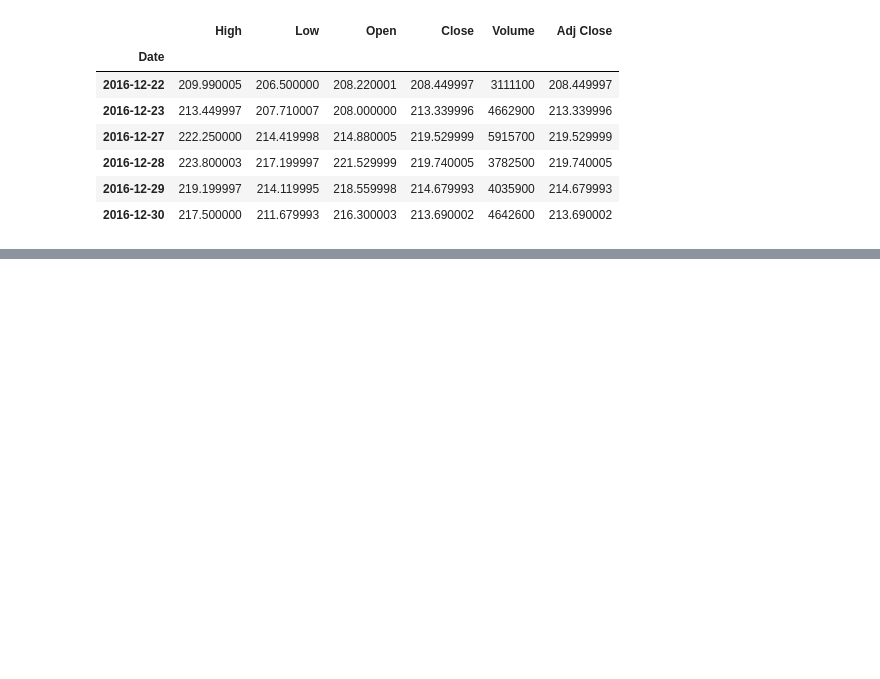
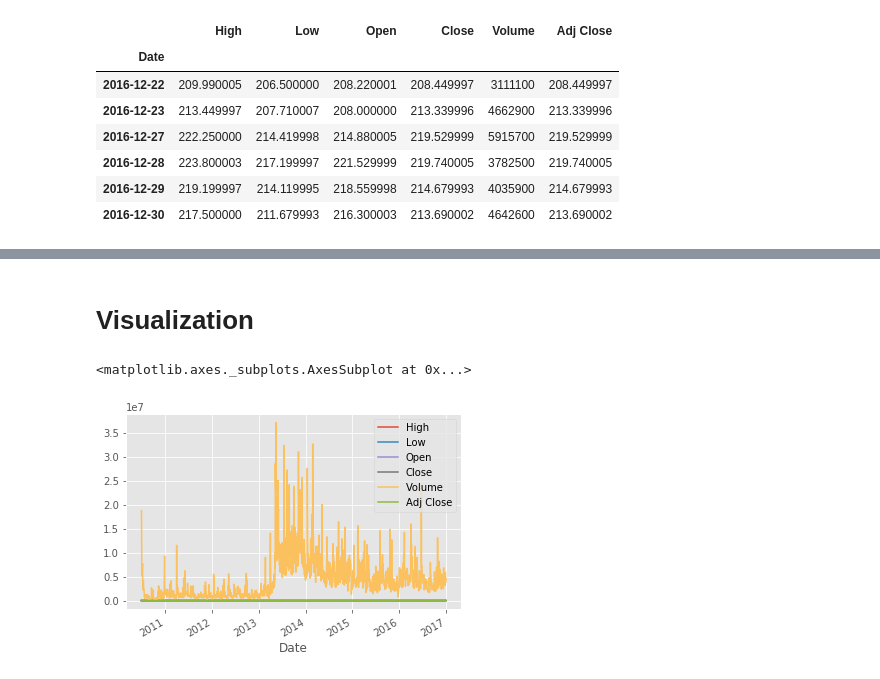
Before and after one commit to ParvYadav/StockMarketPrediction, a Jupyter notebook: Stock Market Prediction.ipynb, the cells around one changed output, grey strips where cells are left out. Saved outputs shown, nothing was run; the diff lists cells and outputs as text; code cells hidden in the pictures; blank space fills up the shorter version.

Commit message:
Handling Data and Graphing

```diff
--- a/Stock Market Prediction.ipynb
+++ b/Stock Market Prediction.ipynb
@@ -32,0 +53,8 @@ df.tail(6)
+# %%
+# if we want date time index in CSV we need to do parse_dates = True (to make pandas attempt to infer the format of date time )
+# and we need to specify the index so index_col = 0 means it will pull first column and read as a index
+
+df = pd.read_csv('tsla.csv', parse_dates = True, index_col = 0)
+print(df.head())
+
+# so we have date time index
@@ -32,0 +69,7 @@ df.tail(6)
+# %% [markdown]
+# Visualization
+# %%
+df.plot() # will pull all attributes and plot it
+# %% [output]
+<matplotlib.axes._subplots.AxesSubplot at 0x...>
+[figure, added]
```
Also changed, not shown: parts of 7 cells of this notebook, 1 other file.
